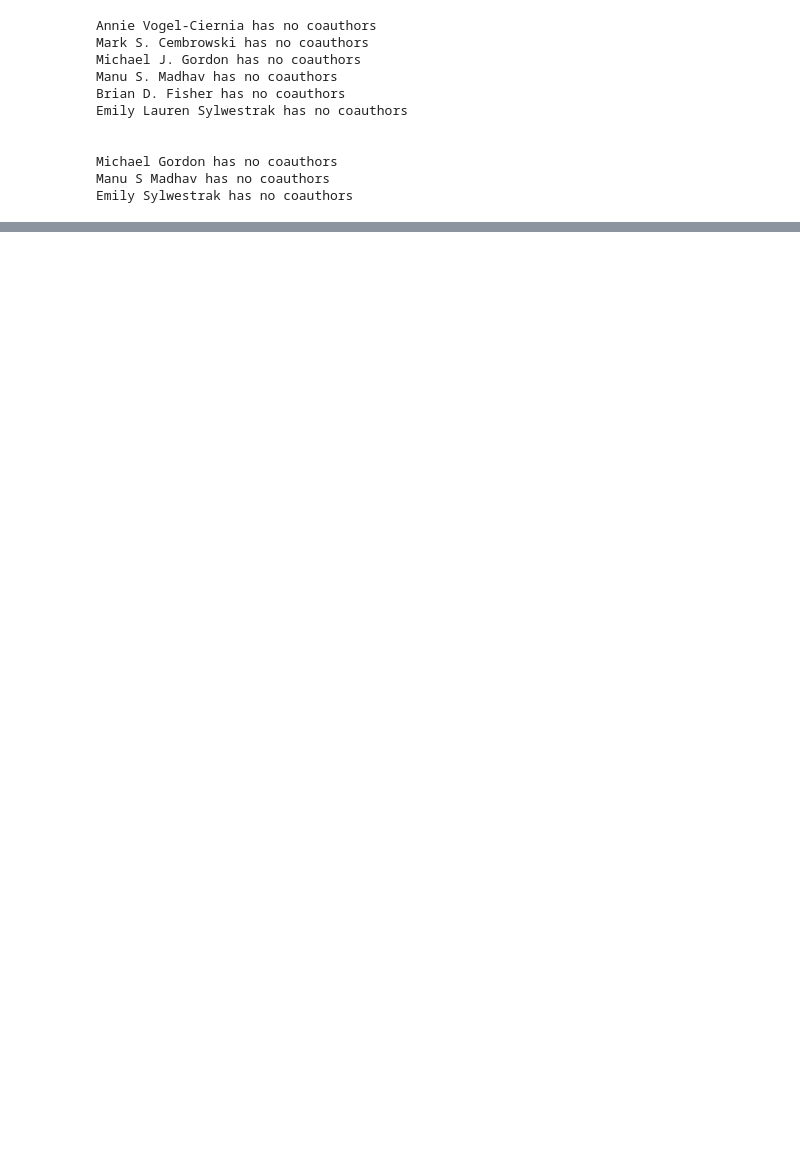
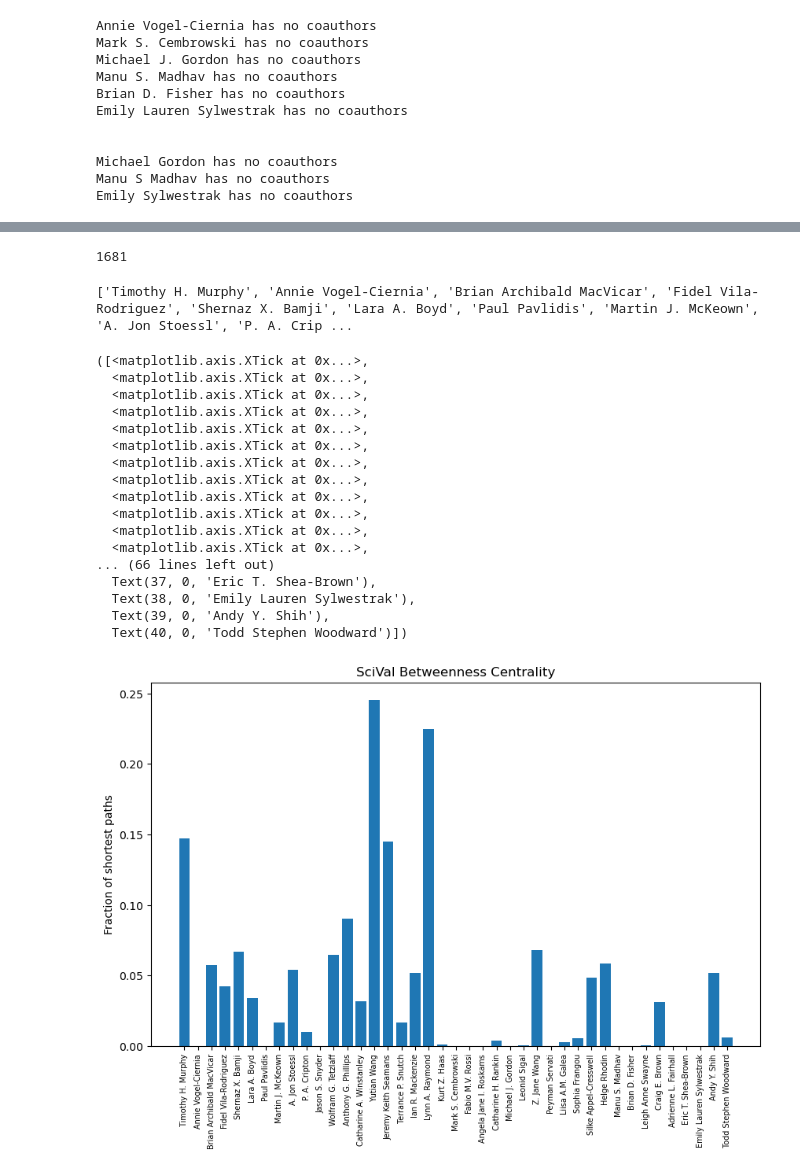
Before and after one commit to rainacao/scholar_metrics_scraper, a Jupyter notebook: authorlist comparisons/comparison.ipynb, the cells around one changed output, grey strips where cells are left out. Saved outputs shown, nothing was run; the diff lists cells and outputs as text; code cells hidden in the pictures; blank space fills up the shorter version.

```diff
--- a/authorlist comparisons/comparison.ipynb
+++ b/authorlist comparisons/comparison.ipynb
@@ -87,0 +98,39 @@ print(gs_coauthor_matrix)
+# %%
+print(np.size(scival_2dlist))
+ci, _ = bct.modularity_und(scival_2dlist)
+# gp, gn = bct.gateway_coef_sign(scival_coauthor_matrix, ci)
+
+# gpb, gnb = bct.gateway_coef_sign(scival_coauthor_matrix, ci, centrality_type = "betweenness")
+# %% [output]
+1681
+# %%
+scival_centrality = bct.betweenness_bin(scival_coauthor_matrix)
+scival_centrality_normed = scival_centrality/((len(scival_coauthor_matrix)-1)*(len(scival_coauthor_matrix)-2))
+# %%
+plt.figure(figsize=(10,6))
+names = scival_df["Name"].to_list()
+print(names)
+plt.bar(names, scival_centrality_normed)
+plt.title("SciVal Betweenness Centrality")
+plt.ylabel("Fraction of shortest paths")
+plt.xticks(range(41), labels=names, rotation=90, fontsize='x-small')
+# %% [output]
+['Timothy H. Murphy', 'Annie Vogel-Ciernia', 'Brian Archibald MacVicar', 'Fidel Vila-Rodriguez', 'Shernaz X. Bamji', 'Lara A. Boyd', 'Paul Pavlidis', 'Martin J. McKeown', 'A. Jon Stoessl', 'P. A. Crip ...
+([<matplotlib.axis.XTick at 0x...>,
+  <matplotlib.axis.XTick at 0x...>,
+  <matplotlib.axis.XTick at 0x...>,
+  <matplotlib.axis.XTick at 0x...>,
+  <matplotlib.axis.XTick at 0x...>,
+  <matplotlib.axis.XTick at 0x...>,
+  <matplotlib.axis.XTick at 0x...>,
+  <matplotlib.axis.XTick at 0x...>,
+  <matplotlib.axis.XTick at 0x...>,
+  <matplotlib.axis.XTick at 0x...>,
+  <matplotlib.axis.XTick at 0x...>,
+  <matplotlib.axis.XTick at 0x...>,
+... (66 lines left out)
+  Text(37, 0, 'Eric T. Shea-Brown'),
+  Text(38, 0, 'Emily Lauren Sylwestrak'),
+  Text(39, 0, 'Andy Y. Shih'),
+  Text(40, 0, 'Todd Stephen Woodward')])
+[figure, added]
```
Also changed, not shown: parts of 11 cells of this notebook, 5 other files.
